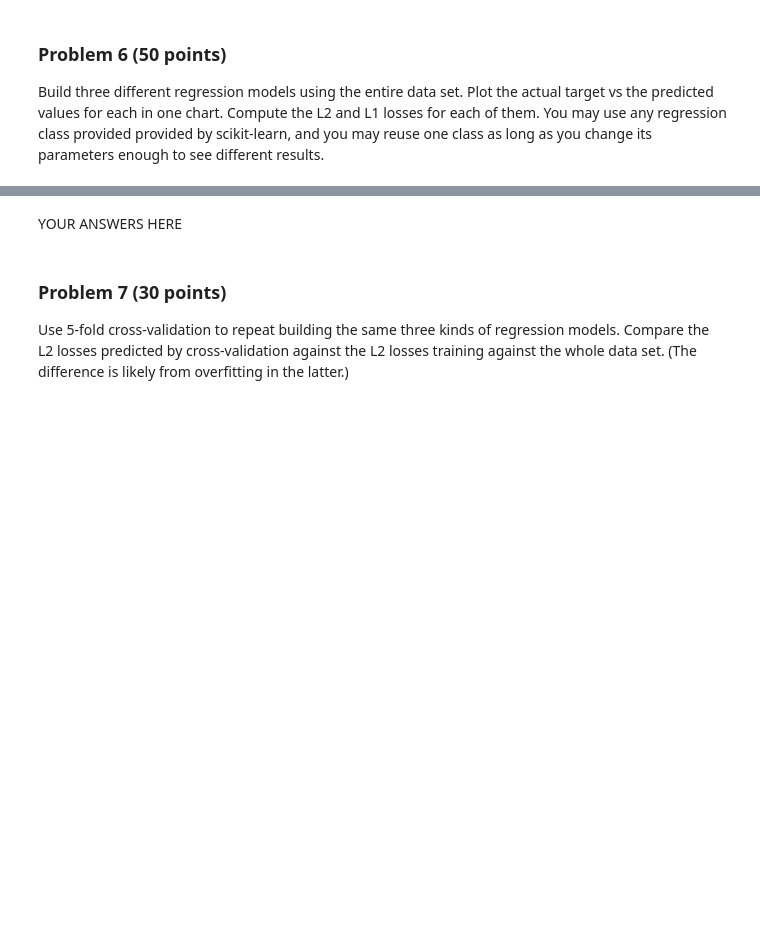
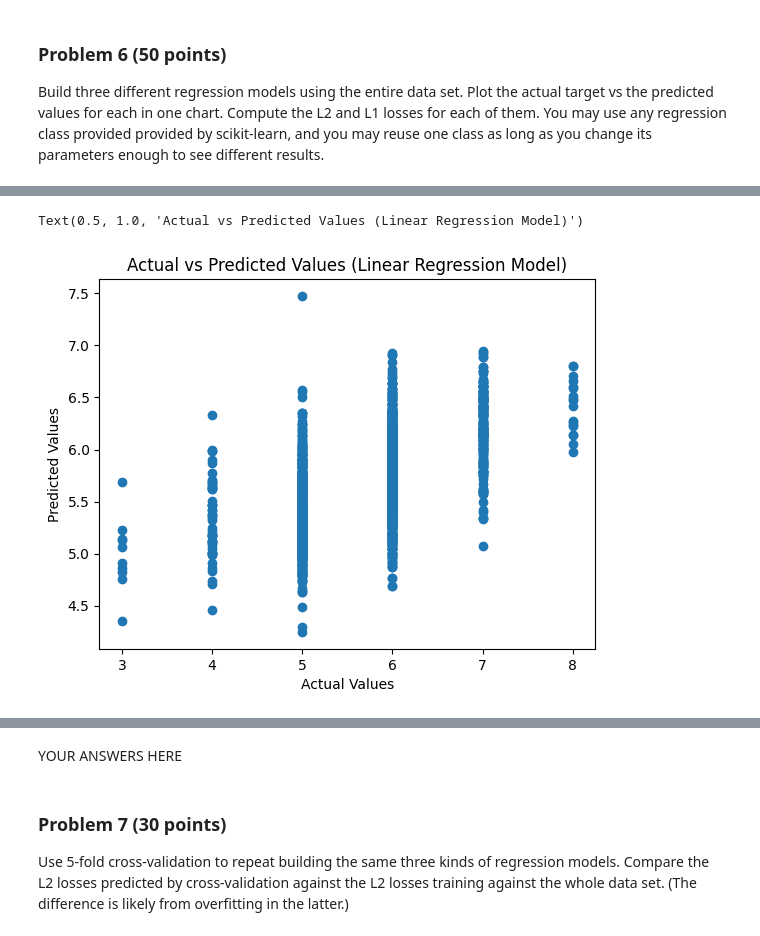
Before and after one commit to salil82/dx602-final-project, a Jupyter notebook: project.ipynb, the cells around one changed output, grey strips where cells are left out. Cells and saved outputs as stored; diff of their text form; code cells hidden in the pictures; blank space fills up the shorter version.

```diff
--- a/project.ipynb
+++ b/project.ipynb
@@ -338,0 +282,20 @@ You may use any regression class provided provided by scikit-learn, and you may
+# %%
+# YOUR CODE HERE
+
+X = wine_df.drop('target', axis=1)
+y = wine_df['target']
+
+model1 = LinearRegression()
+model1.fit(X, y)
+
+y_pred1 = model1.predict(X)
+
+model2 = Ridge()
+model2.fit(X, y)
+
+y_pred2 = model2.predict(X)
+
+model3 = Lasso()
+model3.fit(X, y)
+
+y_pred3 = model3.predict(X)
@@ -338,0 +319,8 @@ You may use any regression class provided provided by scikit-learn, and you may
+# %%
+plt.scatter(y, y_pred1, label='Linear Regression')
+plt.xlabel('Actual Values')
+plt.ylabel('Predicted Values')
+plt.title('Actual vs Predicted Values (Linear Regression Model)')
+# %% [output]
+Text(0.5, 1.0, 'Actual vs Predicted Values (Linear Regression Model)')
+[figure, added]
```
Also changed, not shown: parts of 38 cells of this notebook.
